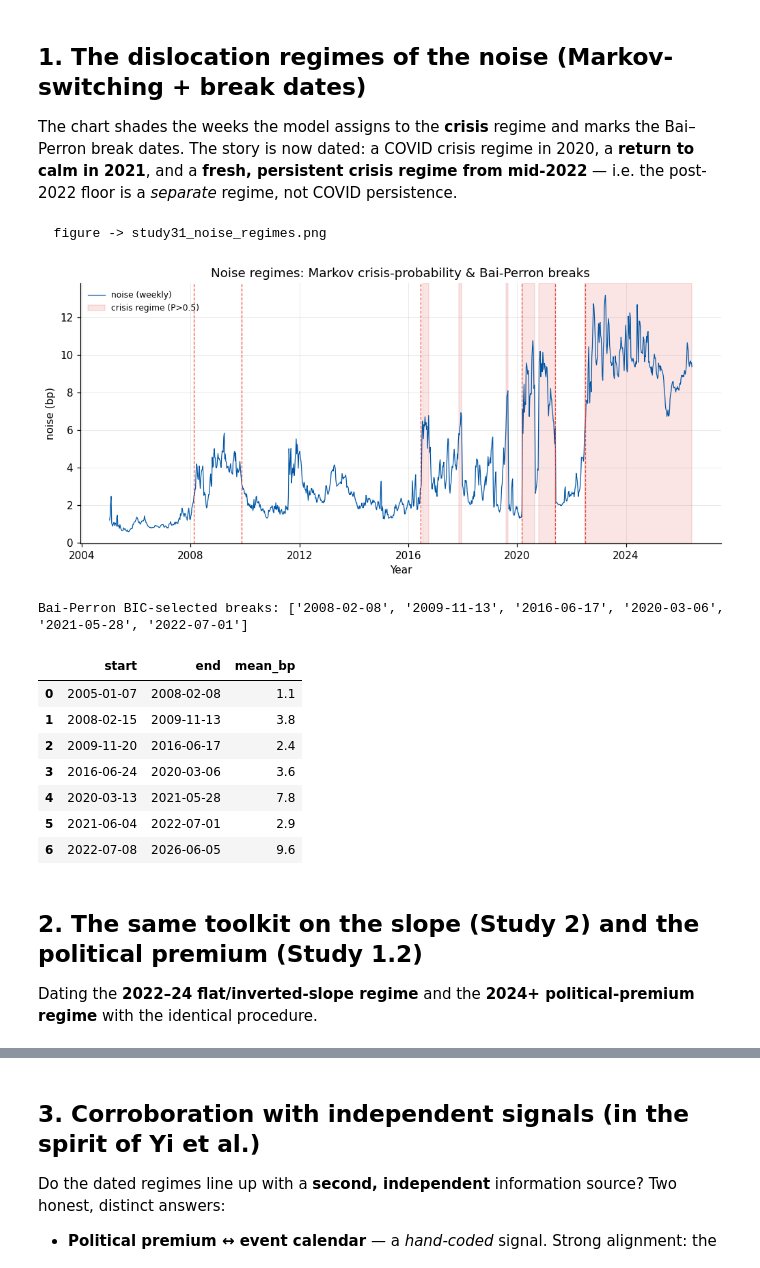
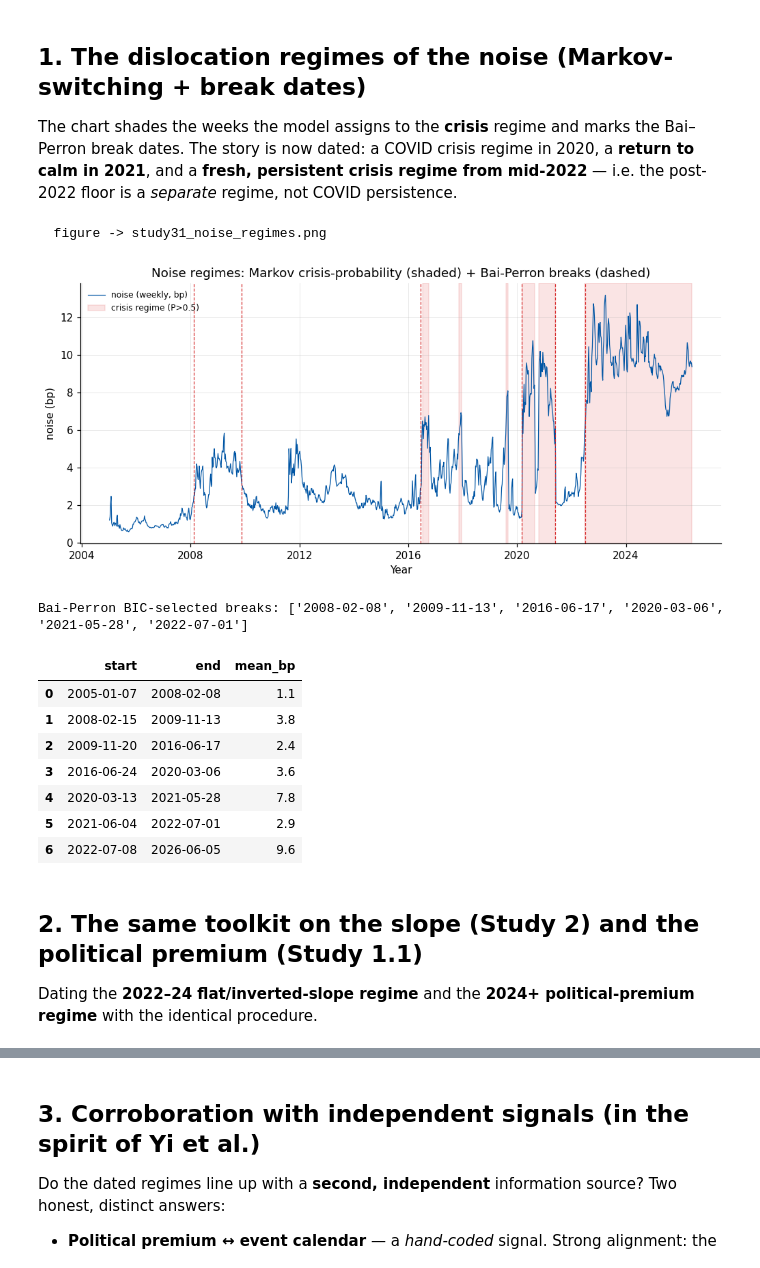
Before and after one commit to andrea-faraon/french-sovereign-yield-curve, a Jupyter notebook: notebooks/Study3.1_Regime_Detection.ipynb, the cells around one changed output, grey strips where cells are left out. Cells and saved outputs as stored; diff of their text form; code cells hidden in the pictures.

```diff
--- a/notebooks/Study3.1_Regime_Detection.ipynb
+++ b/notebooks/Study3.1_Regime_Detection.ipynb
@@ -44,22 +44,21 @@ The chart shades the weeks the model assigns to the **crisis** regime and marks
 # %%
 bp = rd.bai_perron("noise")
 s = mn["series"]
 fig, ax = plt.subplots(figsize=(11,4.5))
-ax.plot(s.index, s.values, lw=.8, color=common.FRANCE_BLUE, label="noise (weekly)")
-shade_prob(ax, mn["stress_prob"], label="crisis regime "
-"(P>0.5)")
+ax.plot(s.index, s.values, lw=.8, color=common.FRANCE_BLUE, label="noise (weekly, bp)")
+shade_prob(ax, mn["stress_prob"], label="crisis regime (P>0.5)")
 for d in bp["break_dates"]:
-    ax.axvline(d, color=common.FRANCE_RED, ls="--", lw=.8)
+    ax.axvline(d, color="tab:red", ls="--", lw=.8)
 ax.set(xlabel="Year", ylabel="noise (bp)",
-       title="Noise regimes: Markov crisis-probability & Bai-Perron breaks")
+       title="Noise regimes: Markov crisis-probability (shaded) + Bai-Perron breaks (dashed)")
 ax.legend(frameon=False, fontsize=8, loc="upper left")
 common.save_fig(fig, "study31_noise_regimes.png"); plt.show()
 print("Bai-Perron BIC-selected breaks:", [str(d.date()) for d in bp["break_dates"]])
 display(bp["segments"])
 bp["segments"].to_csv(common.TABLE_DIR / "study31_noise_breaks.csv", index=False)
 # %% [output]
   figure -> study31_noise_regimes.png
-[figure, old version]
+[figure, new version]
 Bai-Perron BIC-selected breaks: ['2008-02-08', '2009-11-13', '2016-06-17', '2020-03-06', '2021-05-28', '2022-07-01']
 |  | start | end | mean_bp |
 | 0 | 2005-01-07 | 2008-02-08 | 1.1 |
@@ -70,7 +69,7 @@ Bai-Perron BIC-selected breaks: ['2008-02-08', '2009-11-13', '2016-06-17', '2020
 | 5 | 2021-06-04 | 2022-07-01 | 2.9 |
 | 6 | 2022-07-08 | 2026-06-05 | 9.6 |
 # %% [markdown]
-## 2. The same toolkit on the slope (Study 2) and the political premium (Study 1.2)
+## 2. The same toolkit on the slope (Study 2) and the political premium (Study 1.1)
 
 Dating the **2022–24 flat/inverted-slope regime** and the **2024+ political-premium regime** with the identical procedure.
 # %%
```
Also changed, not shown: parts of 3 cells of this notebook, 13 other files.
